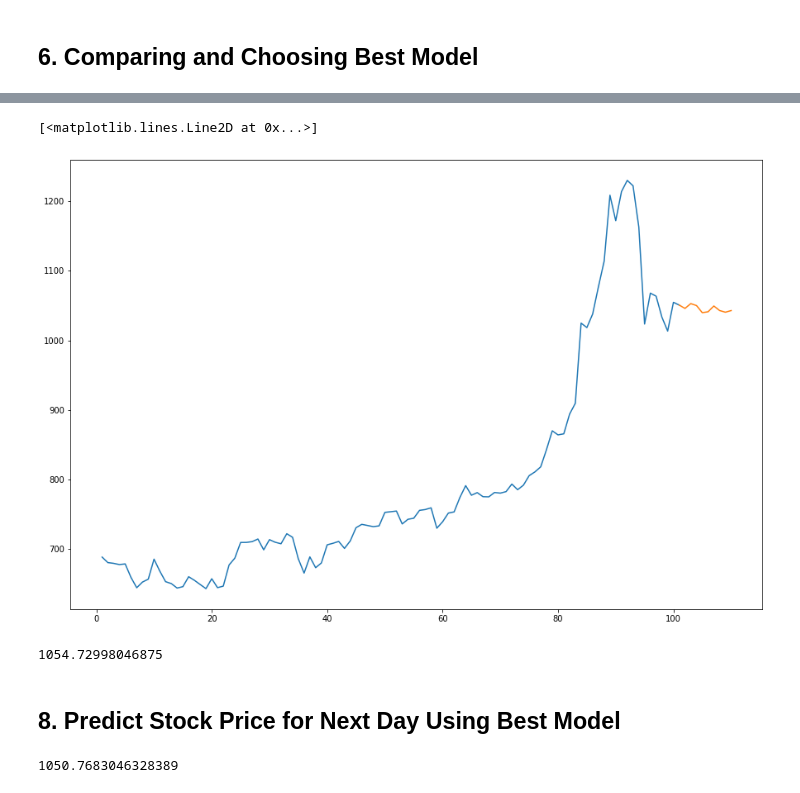
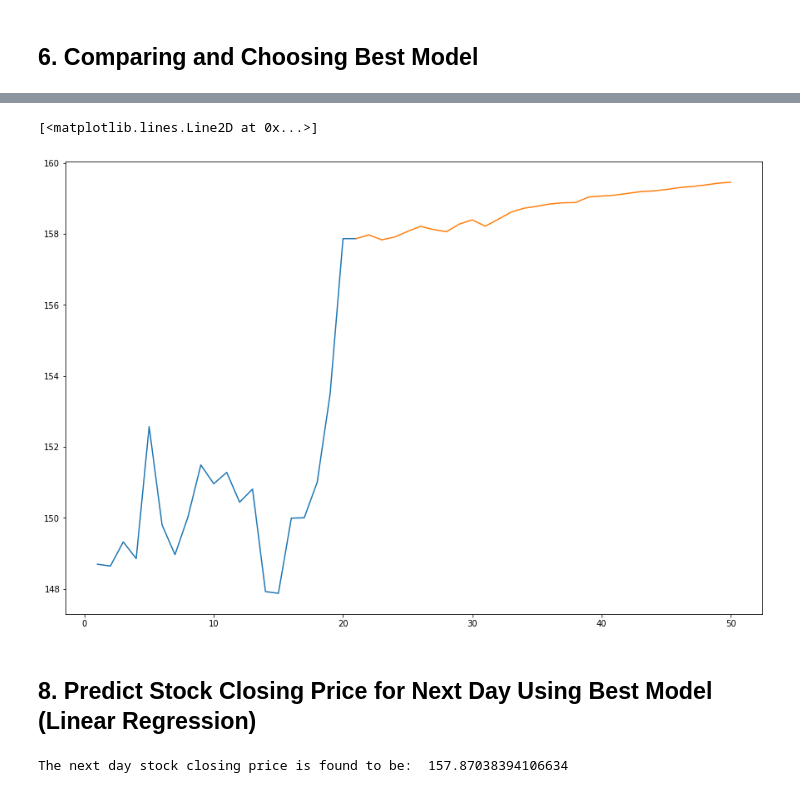
Before and after one commit to anjanshrestha123/Technical-Analysis-For-Stock-Price-Prediction, a Jupyter notebook: technical_analysis_for_stock_price_prediction.ipynb, the cells around one changed output, grey strips where cells are left out. Saved outputs shown, nothing was run; the diff lists cells and outputs as text; code cells hidden in the pictures.

```diff
--- a/technical_analysis_for_stock_price_prediction.ipynb
+++ b/technical_analysis_for_stock_price_prediction.ipynb
@@ -438,47 +402,43 @@ plt.plot(df3)
 # %%
-# For other model
-lastest_data_index = len(test_data) - NUMBER_OF_DAYS_FOR_PRICE_PREDICTION
-x_input=test_data[lastest_data_index:]
+# Plotting Stock Market Trend for next 30 days using Linear Regression
+lastest_data_index = len(best_test_data_lr) - best_no_of_days_lr
+x_input = best_test_data_lr[lastest_data_index:]
 
-temp_input=list(x_input)
-temp_input=[temp_input[0]]
+temp_input = list(x_input)
+temp_input = [temp_input[0]]
 
 # demonstrate prediction for next n days
 lst_output = []
-last_n_days_data = test_data[lastest_data_index : ]
+last_n_days_data = best_test_data_lr[lastest_data_index : ]
 next_day = None
 for day in range(NUMBER_OF_DAYS_TO_PREDICT):
-  if next_day is not None:
-    last_n_days_data = last_n_days_data[1:]
-    last_n_days_data.append(next_day)
-  next_day = reg.predict([last_n_days_data])[0]
-  lst_output.append(next_day)
+    if next_day is not None:
+        last_n_days_data = last_n_days_data[1:]
+        last_n_days_data.append(next_day)
+    next_day = best_model_lr.predict([last_n_days_data])[0]
+    lst_output.append(next_day)
 
-day_new=np.arange(1,NUMBER_OF_DAYS_FOR_PRICE_PREDICTION + 2)
-day_pred=np.arange(NUMBER_OF_DAYS_FOR_PRICE_PREDICTION + 1, NUMBER_OF_DAYS_FOR_PRICE_PREDICTION + NUMBER_OF_DAYS_TO_PREDICT + 1)
+day_new = np.arange(1,best_no_of_days_lr + 2)
+day_pred = np.arange(best_no_of_days_lr + 1, best_no_of_days_lr + NUMBER_OF_DAYS_TO_PREDICT + 1)
 
-lastest_model_df_index = len(model_df) - NUMBER_OF_DAYS_FOR_PRICE_PREDICTION
+lastest_model_df_index = len(best_df_lr) - best_no_of_days_lr
 
-plt.figure(figsize=(15,10))
+plt.figure(figsize = (15,10))
 
-last_n_days = list(model_df[lastest_model_df_index:])
+last_n_days = list(best_df_lr[lastest_model_df_index:])
 last_n_days.append(lst_output[0])
 
 plt.plot(day_new,last_n_days)
 plt.plot(day_pred,lst_output)
 # %% [output]
 [<matplotlib.lines.Line2D at 0x...>]
-[figure, old version]
+[figure, new version]
-# %%
-model_df.iloc[-1]
-# %% [output]
-1054.72998046875
 # %% [markdown]
-## 8. Predict Stock Price for Next Day Using Best Model ##
+## 8. Predict Stock Closing Price for Next Day Using Best Model (Linear Regression) ##
 # %%
-# Next day price using other model
-last_n_days_data=test_data[len(test_data) - NUMBER_OF_DAYS_FOR_PRICE_PREDICTION:]
-next_day = reg.predict([last_n_days_data])[0]
-next_day
+# Next day price using Linear Regression
+last_n_days_data = best_test_data_lr[len(best_test_data_lr) - best_no_of_days_lr:]
+next_day = best_model_lr.predict([last_n_days_data])[0]
+print('The next day stock closing price is found to be: ', next_day)
 # %% [output]
-1050.7683046328389
+The next day stock closing price is found to be:  157.87038394106634
```
Also changed, not shown: parts of 84 cells of this notebook.
